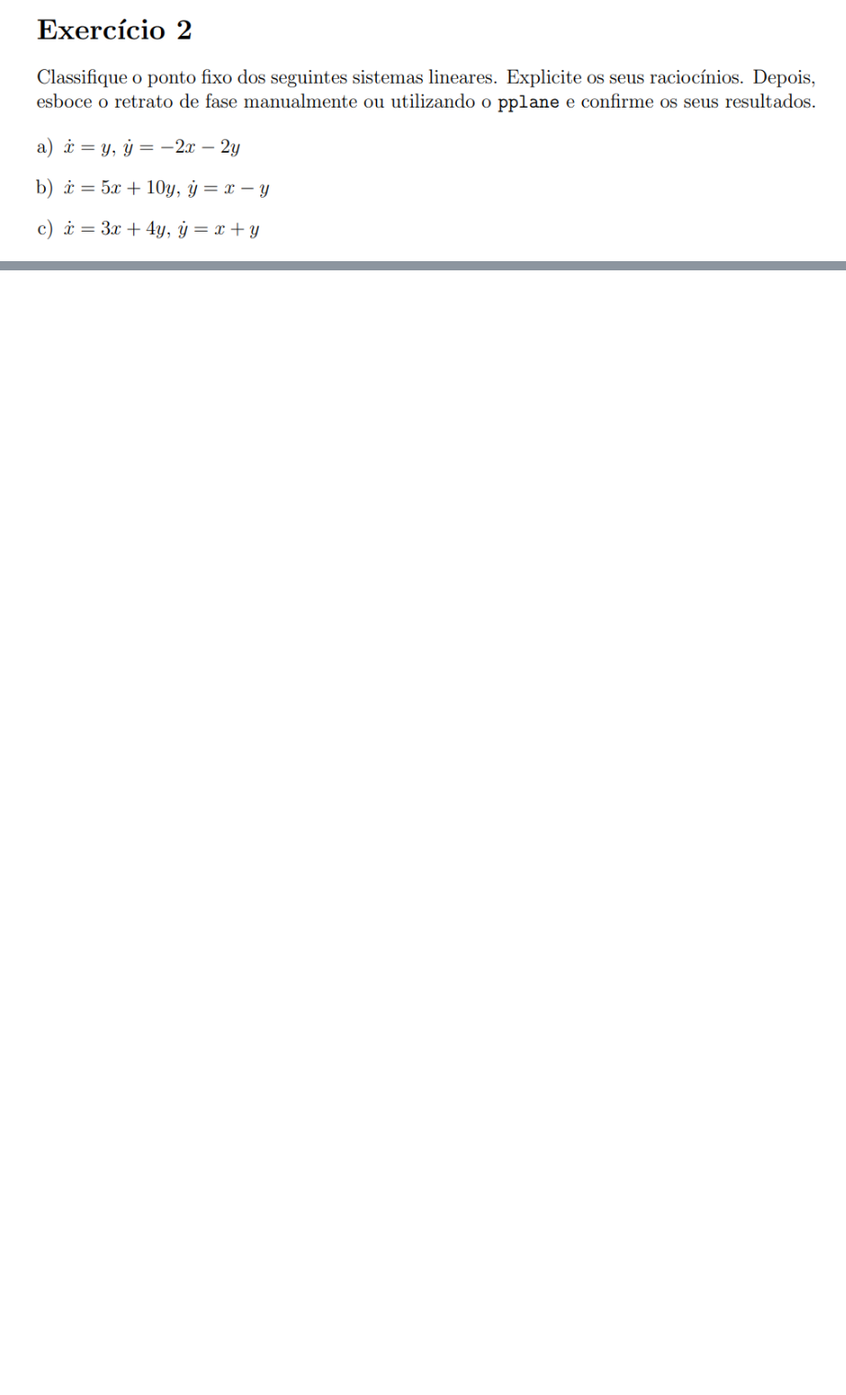
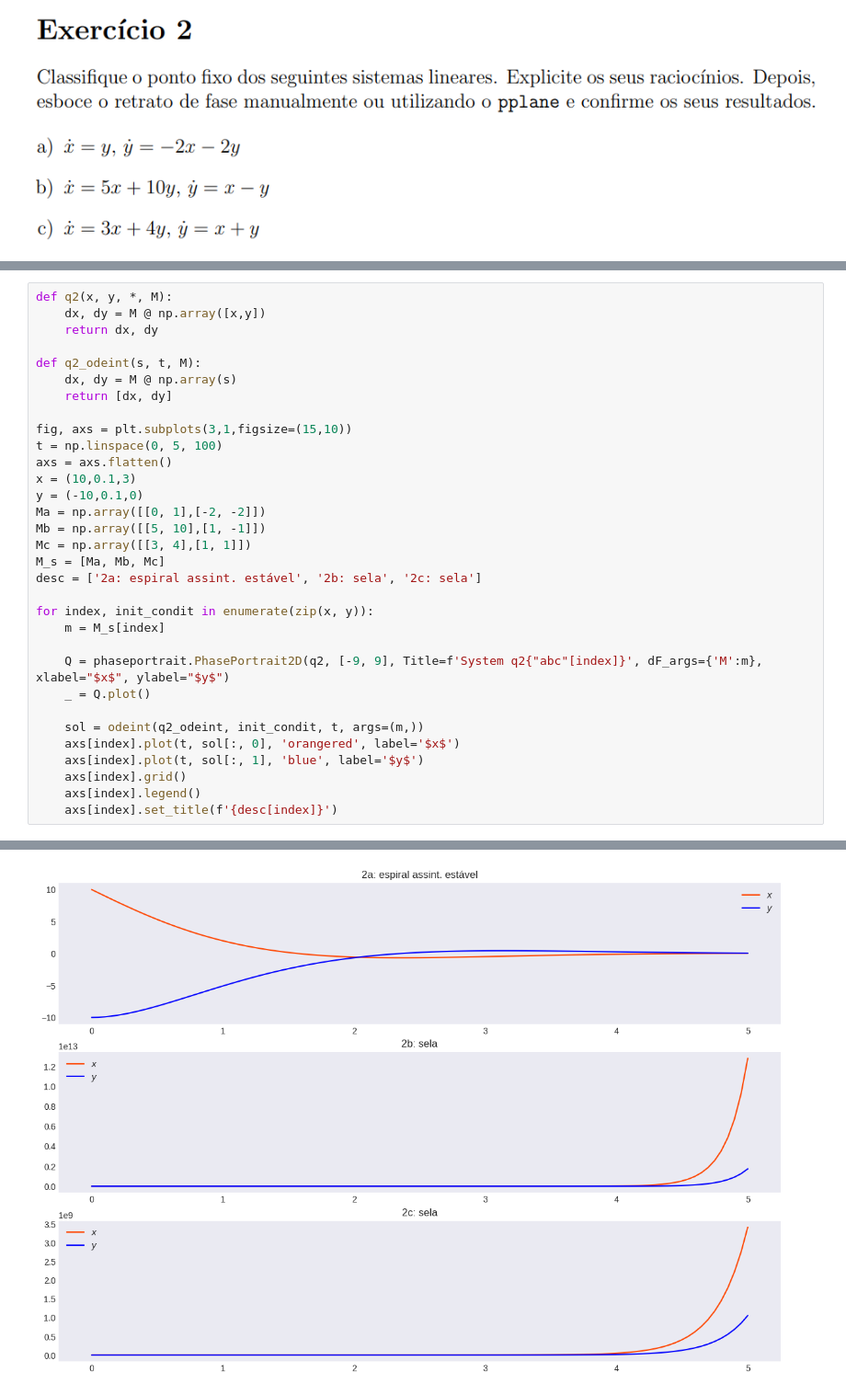
Before and after one commit to FerPapi/fineng-mba-usp, a Jupyter notebook: linalg/lista2_fernando_papi.ipynb, the cells around one changed output, grey strips where cells are left out. Shown at 92% size. Cells and saved outputs as stored; diff of their text form; blank space fills up the shorter version.

```diff
--- a/linalg/lista2_fernando_papi.ipynb
+++ b/linalg/lista2_fernando_papi.ipynb
@@ -134,0 +317,33 @@ Resized l2qa3_pp.png to (150, 124) successfully!
+# %%
+def q2(x, y, *, M):
+    dx, dy = M @ np.array([x,y])
+    return dx, dy
+
+def q2_odeint(s, t, M):
+    dx, dy = M @ np.array(s)
+    return [dx, dy]
+
+fig, axs = plt.subplots(3,1,figsize=(15,10))
+t = np.linspace(0, 5, 100)
+axs = axs.flatten()
+x = (10,0.1,3)
+y = (-10,0.1,0)
+Ma = np.array([[0, 1],[-2, -2]])
+Mb = np.array([[5, 10],[1, -1]])
+Mc = np.array([[3, 4],[1, 1]])
+M_s = [Ma, Mb, Mc]
+desc = ['2a: espiral assint. estável', '2b: sela', '2c: sela']
+
+for index, init_condit in enumerate(zip(x, y)):
+    m = M_s[index]
+
+    Q = phaseportrait.PhasePortrait2D(q2, [-9, 9], Title=f'System q2{"abc"[index]}', dF_args={'M':m}, xlabel="$x$", ylabel="$y$")
+    _ = Q.plot()
+
+    sol = odeint(q2_odeint, init_condit, t, args=(m,))
+    axs[index].plot(t, sol[:, 0], 'orangered', label='$x$')
+    axs[index].plot(t, sol[:, 1], 'blue', label='$y$')
+    axs[index].grid()
+    axs[index].legend()
+    axs[index].set_title(f'{desc[index]}')
+# %% [output]
@@ -134,0 +356 @@ Resized l2qa3_pp.png to (150, 124) successfully!
+[figure, added]
```
Also changed, not shown: parts of 24 cells of this notebook, 3 other files.
